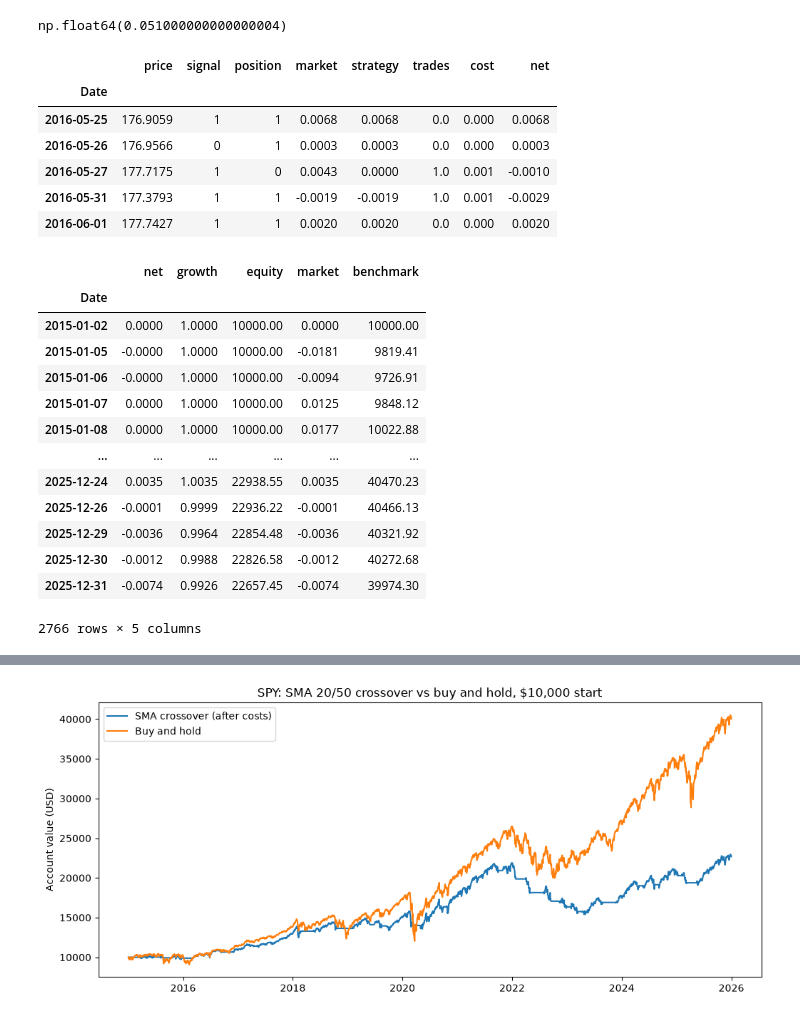
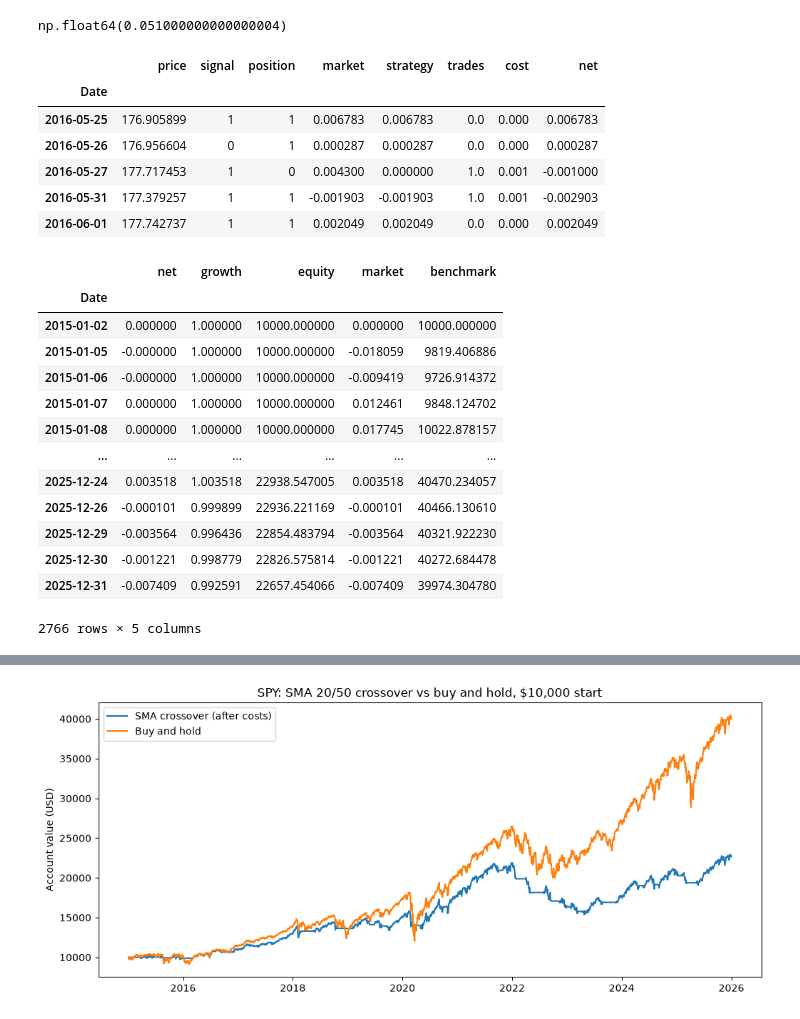
Before and after one commit to GHamilton04/backtester, a Jupyter notebook: notebooks/05_backtest.ipynb, the cells around one changed output, grey strips where cells are left out. Drawn from its saved outputs; the diff is of its cells as text; code cells hidden in the pictures.

```diff
--- a/notebooks/05_backtest.ipynb
+++ b/notebooks/05_backtest.ipynb
@@ -94,42 +94,42 @@ results["cost"].sum()
 # %% [output]
 np.float64(0.051000000000000004)
 # %%
-results.loc["2016-05-25":"2016-06-01"].round(4)
+results.loc["2016-05-25":"2016-06-01"]
 # %% [output]
 |  | price | signal | position | market | strategy | trades | cost | net |
 | Date |  |  |  |  |  |  |  |  |
-| 2016-05-25 | 176.9059 | 1 | 1 | 0.0068 | 0.0068 | 0.0 | 0.000 | 0.0068 |
-| 2016-05-26 | 176.9566 | 0 | 1 | 0.0003 | 0.0003 | 0.0 | 0.000 | 0.0003 |
-| 2016-05-27 | 177.7175 | 1 | 0 | 0.0043 | 0.0000 | 1.0 | 0.001 | -0.0010 |
-| 2016-05-31 | 177.3793 | 1 | 1 | -0.0019 | -0.0019 | 1.0 | 0.001 | -0.0029 |
-| 2016-06-01 | 177.7427 | 1 | 1 | 0.0020 | 0.0020 | 0.0 | 0.000 | 0.0020 |
+| 2016-05-25 | 176.905899 | 1 | 1 | 0.006783 | 0.006783 | 0.0 | 0.000 | 0.006783 |
+| 2016-05-26 | 176.956604 | 0 | 1 | 0.000287 | 0.000287 | 0.0 | 0.000 | 0.000287 |
+| 2016-05-27 | 177.717453 | 1 | 0 | 0.004300 | 0.000000 | 1.0 | 0.001 | -0.001000 |
+| 2016-05-31 | 177.379257 | 1 | 1 | -0.001903 | -0.001903 | 1.0 | 0.001 | -0.002903 |
+| 2016-06-01 | 177.742737 | 1 | 1 | 0.002049 | 0.002049 | 0.0 | 0.000 | 0.002049 |
 # %%
 initial_capital = 10_000
 
 equity = initial_capital * (1 + net_return).cumprod()
 benchmark = initial_capital * (1 + market_returns).cumprod()
 
 pd.DataFrame({
-    "net": net_return.round(4),
-    "growth": (1 + net_return).round(4),
-    "equity": equity.round(2),
-    "market": market_returns.round(4),
-    "benchmark": benchmark.round(2),
+    "net": net_return,
+    "growth": (1 + net_return),
+    "equity": equity,
+    "market": market_returns,
+    "benchmark": benchmark,
 })
 # %% [output]
 |  | net | growth | equity | market | benchmark |
 | Date |  |  |  |  |  |
-| 2015-01-02 | 0.0000 | 1.0000 | 10000.00 | 0.0000 | 10000.00 |
-| 2015-01-05 | -0.0000 | 1.0000 | 10000.00 | -0.0181 | 9819.41 |
-| 2015-01-06 | -0.0000 | 1.0000 | 10000.00 | -0.0094 | 9726.91 |
-| 2015-01-07 | 0.0000 | 1.0000 | 10000.00 | 0.0125 | 9848.12 |
-| 2015-01-08 | 0.0000 | 1.0000 | 10000.00 | 0.0177 | 10022.88 |
+| 2015-01-02 | 0.000000 | 1.000000 | 10000.000000 | 0.000000 | 10000.000000 |
+| 2015-01-05 | -0.000000 | 1.000000 | 10000.000000 | -0.018059 | 9819.406886 |
+| 2015-01-06 | -0.000000 | 1.000000 | 10000.000000 | -0.009419 | 9726.914372 |
+| 2015-01-07 | 0.000000 | 1.000000 | 10000.000000 | 0.012461 | 9848.124702 |
+| 2015-01-08 | 0.000000 | 1.000000 | 10000.000000 | 0.017745 | 10022.878157 |
 | ... | ... | ... | ... | ... | ... |
-| 2025-12-24 | 0.0035 | 1.0035 | 22938.55 | 0.0035 | 40470.23 |
-| 2025-12-26 | -0.0001 | 0.9999 | 22936.22 | -0.0001 | 40466.13 |
-| 2025-12-29 | -0.0036 | 0.9964 | 22854.48 | -0.0036 | 40321.92 |
-| 2025-12-30 | -0.0012 | 0.9988 | 22826.58 | -0.0012 | 40272.68 |
-| 2025-12-31 | -0.0074 | 0.9926 | 22657.45 | -0.0074 | 39974.30 |
+| 2025-12-24 | 0.003518 | 1.003518 | 22938.547005 | 0.003518 | 40470.234057 |
+| 2025-12-26 | -0.000101 | 0.999899 | 22936.221169 | -0.000101 | 40466.130610 |
+| 2025-12-29 | -0.003564 | 0.996436 | 22854.483794 | -0.003564 | 40321.922230 |
+| 2025-12-30 | -0.001221 | 0.998779 | 22826.575814 | -0.001221 | 40272.684478 |
+| 2025-12-31 | -0.007409 | 0.992591 | 22657.454066 | -0.007409 | 39974.304780 |
 2766 rows × 5 columns
 # %%
 results["equity"] = initial_capital * (1 + results["net"]).cumprod()
```
Also changed, not shown: parts of 6 cells of this notebook, 1 other file.
